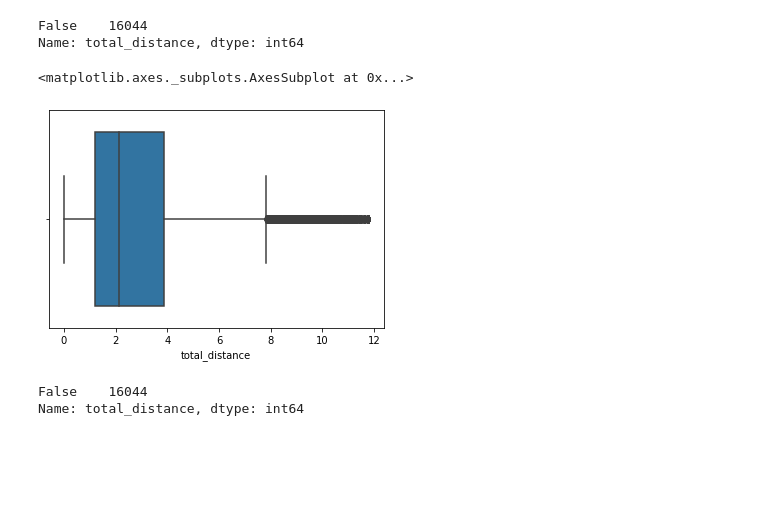
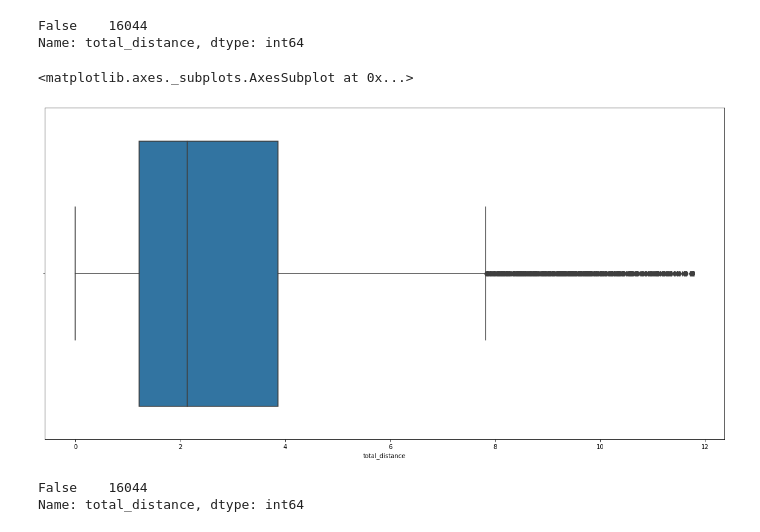
Before and after one commit to kuldeeprsharma18/Cab-Fare-Prediction, a Jupyter notebook: Cab-Fare-Prediction-working.ipynb, the cells around one changed output. Saved outputs shown, nothing was run; the diff lists cells and outputs as text; code cells hidden in the pictures; blank space fills up the shorter version.

```diff
--- a/Cab-Fare-Prediction-working.ipynb
+++ b/Cab-Fare-Prediction-working.ipynb
@@ -512,14 +514,15 @@ Name: total_distance, dtype: int64
 # %%
 # df1.drop(df1[df1['total_distance']>ext_upper_bridge_dist].index,inplace=True)
 
 df1.loc[df1['total_distance']>ext_upper_bridge_dist,'total_distance']=ext_upper_bridge_dist
 # df.drop(df[df['total_distance']<0].index,inplace=True)
+plt.figure(figsize=(20,10))
 
 # Re-checking the whether fare amount is greater than 32
 sns.boxplot(df1['total_distance'])
 # %% [output]
 <matplotlib.axes._subplots.AxesSubplot at 0x...>
-[figure, old version]
+[figure, new version]
 # %%
 (df1['total_distance']>ext_upper_bridge_dist).value_counts()
 # %% [output]
```
Also changed, not shown: parts of 40 cells of this notebook, 5 other files.
